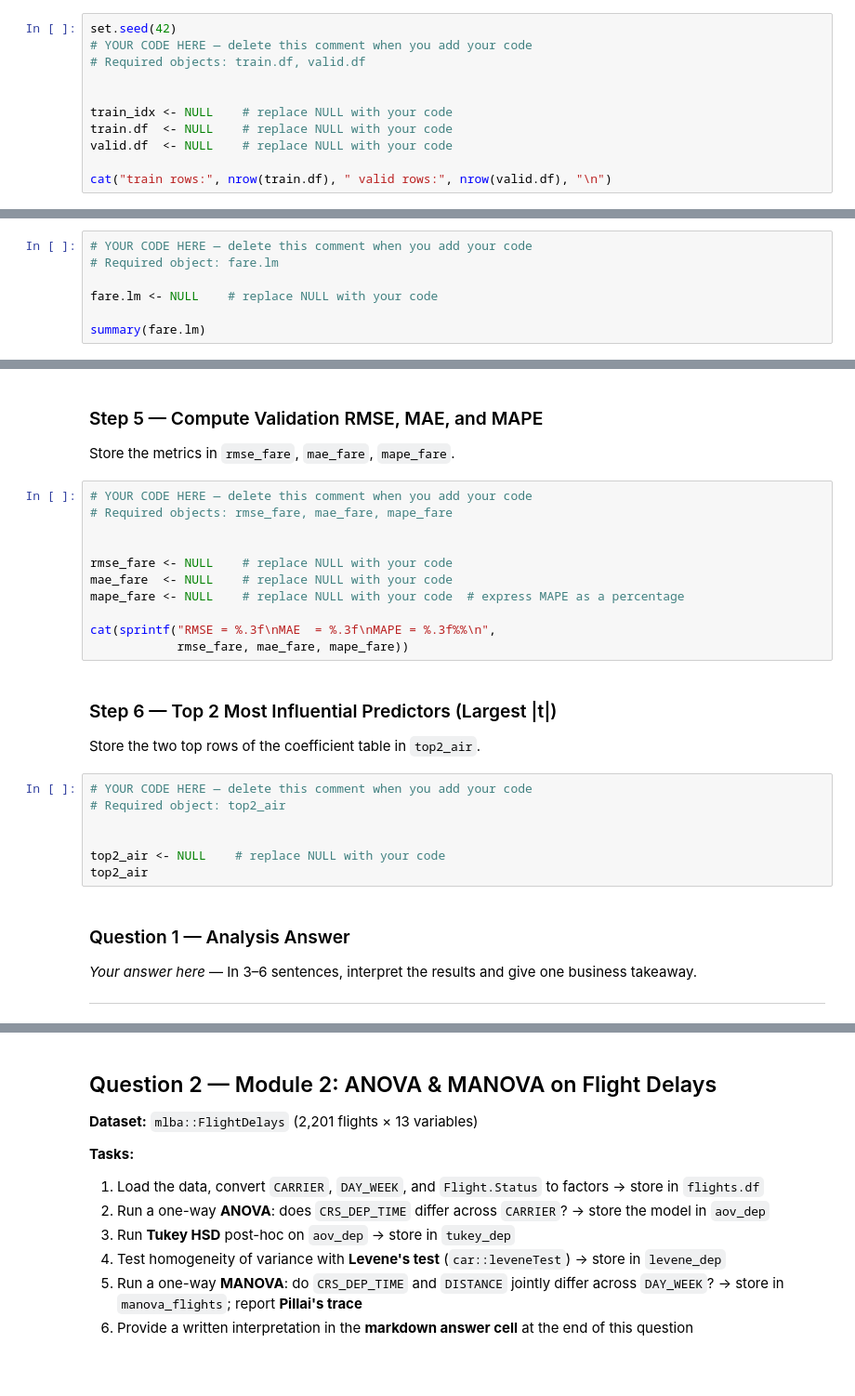
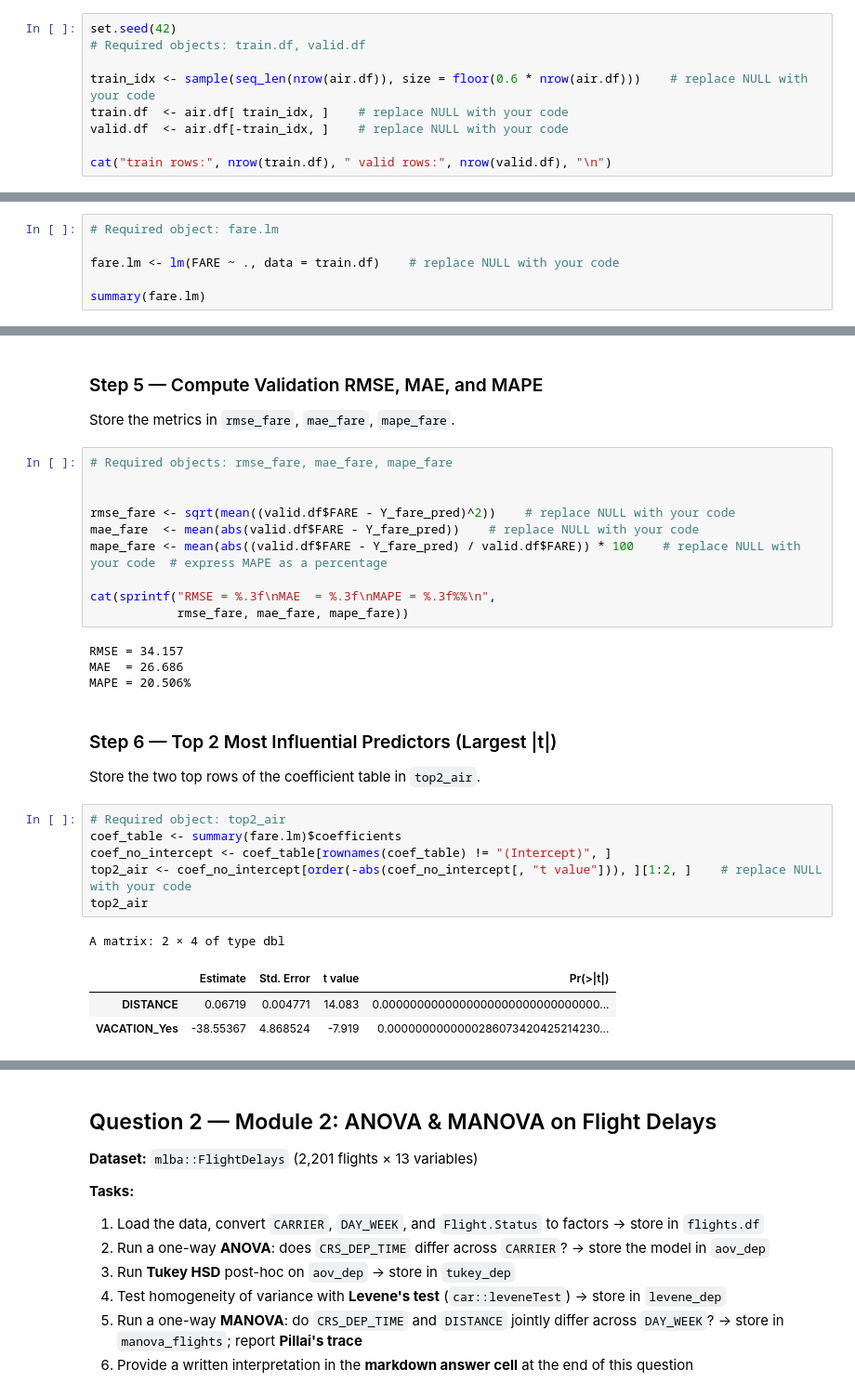
Before and after one commit to Alex-Weis4/Laughing-parakeet, a Jupyter notebook: Homework/Weis_Alexander_Final.ipynb, the cells around one changed output, grey strips where cells are left out. Shown at 93% size. Drawn from its saved outputs; the diff is of its cells as text; blank space fills up the shorter version.

```diff
--- a/Homework/Weis_Alexander_Final.ipynb
+++ b/Homework/Weis_Alexander_Final.ipynb
@@ -150,12 +150,10 @@ Rows: 638  Columns: 14
 Store the partitions in `train.df` and `valid.df`.
 # %%
 set.seed(42)
-# YOUR CODE HERE — delete this comment when you add your code
 # Required objects: train.df, valid.df
 
-
-train_idx <- NULL    # replace NULL with your code
-train.df  <- NULL    # replace NULL with your code
-valid.df  <- NULL    # replace NULL with your code
+train_idx <- sample(seq_len(nrow(air.df)), size = floor(0.6 * nrow(air.df)))    # replace NULL with your code
+train.df  <- air.df[ train_idx, ]    # replace NULL with your code
+valid.df  <- air.df[-train_idx, ]    # replace NULL with your code
 
 cat("train rows:", nrow(train.df), " valid rows:", nrow(valid.df), "\n")
@@ -164,9 +164,8 @@ cat("train rows:", nrow(train.df), " valid rows:", nrow(valid.df), "\n")
 
 Fit `FARE ~ .` on the training set; store the model in `fare.lm`.
 # %%
-# YOUR CODE HERE — delete this comment when you add your code
 # Required object: fare.lm
 
-fare.lm <- NULL    # replace NULL with your code
+fare.lm <- lm(FARE ~ ., data = train.df)    # replace NULL with your code
 
 summary(fare.lm)
@@ -186,30 +205,31 @@ head(Y_fare_pred)
 
 Store the metrics in `rmse_fare`, `mae_fare`, `mape_fare`.
 # %%
-# YOUR CODE HERE — delete this comment when you add your code
 # Required objects: rmse_fare, mae_fare, mape_fare
 
 
-rmse_fare <- NULL    # replace NULL with your code
-mae_fare  <- NULL    # replace NULL with your code
-mape_fare <- NULL    # replace NULL with your code  # express MAPE as a percentage
+rmse_fare <- sqrt(mean((valid.df$FARE - Y_fare_pred)^2))    # replace NULL with your code
+mae_fare  <- mean(abs(valid.df$FARE - Y_fare_pred))    # replace NULL with your code
+mape_fare <- mean(abs((valid.df$FARE - Y_fare_pred) / valid.df$FARE)) * 100    # replace NULL with your code  # express MAPE as a percentage
 
 cat(sprintf("RMSE = %.3f\nMAE  = %.3f\nMAPE = %.3f%%\n",
             rmse_fare, mae_fare, mape_fare))
+# %% [output]
+RMSE = 34.157
+MAE  = 26.686
+MAPE = 20.506%
 # %% [markdown]
 ### Step 6 — Top 2 Most Influential Predictors (Largest |t|)
 
 Store the two top rows of the coefficient table in `top2_air`.
-# %%
-# YOUR CODE HERE — delete this comment when you add your code
-# Required object: top2_air
-
-
-top2_air <- NULL    # replace NULL with your code
-top2_air
-# %% [markdown]
-### Question 1 — Analysis Answer
-
-*Your answer here* — In 3–6 sentences, interpret the results and give one business takeaway.
-
----
+# %%
+# Required object: top2_air
+coef_table <- summary(fare.lm)$coefficients
+coef_no_intercept <- coef_table[rownames(coef_table) != "(Intercept)", ]
+top2_air <- coef_no_intercept[order(-abs(coef_no_intercept[, "t value"])), ][1:2, ]    # replace NULL with your code
+top2_air
+# %% [output]
+A matrix: 2 × 4 of type dbl
+|  | Estimate | Std. Error | t value | Pr(>|t|) |
+| DISTANCE | 0.06719 | 0.004771 | 14.083 | 0.0000000000000000000000000000000... |
+| VACATION_Yes | -38.55367 | 4.868524 | -7.919 | 0.0000000000000286073420425214230... |
```
Also changed, not shown: parts of 11 cells of this notebook.
